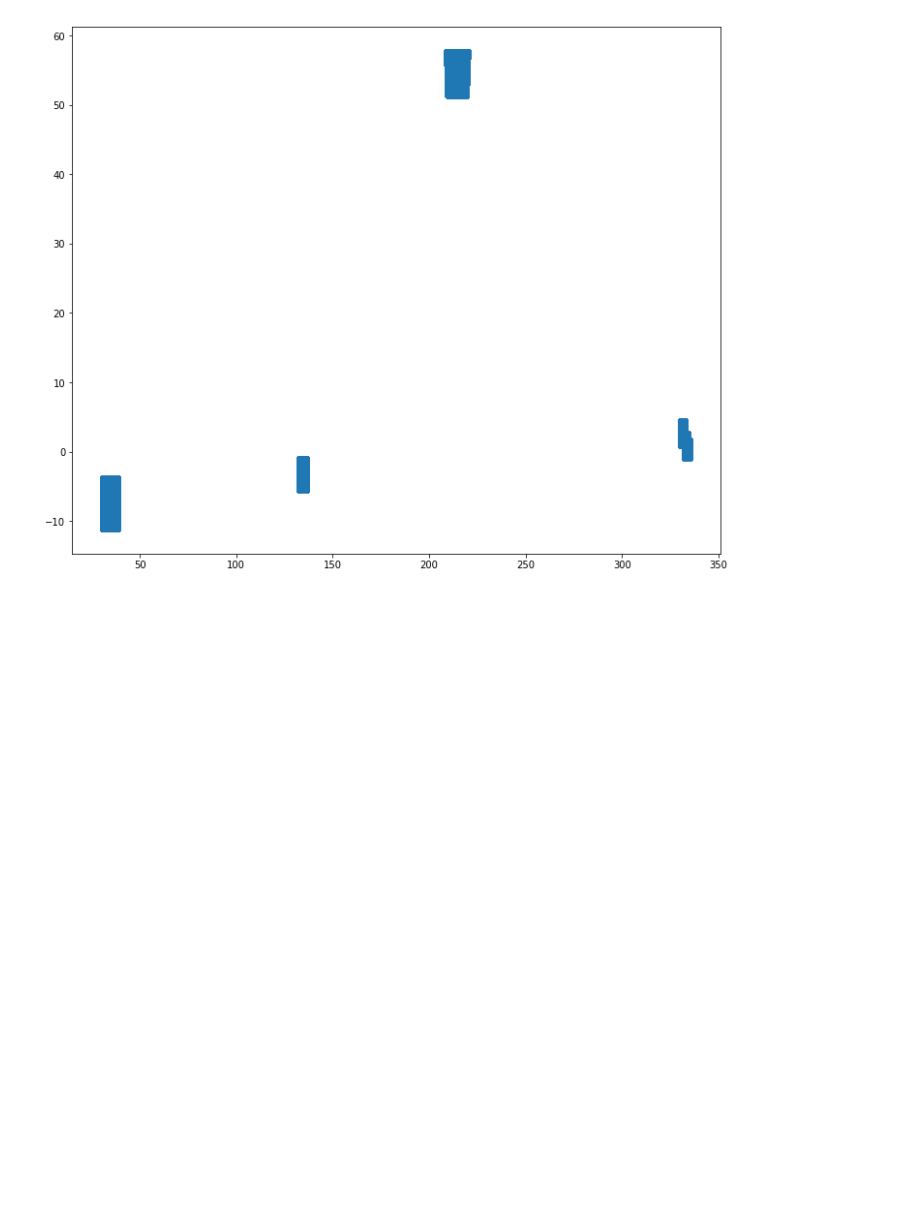
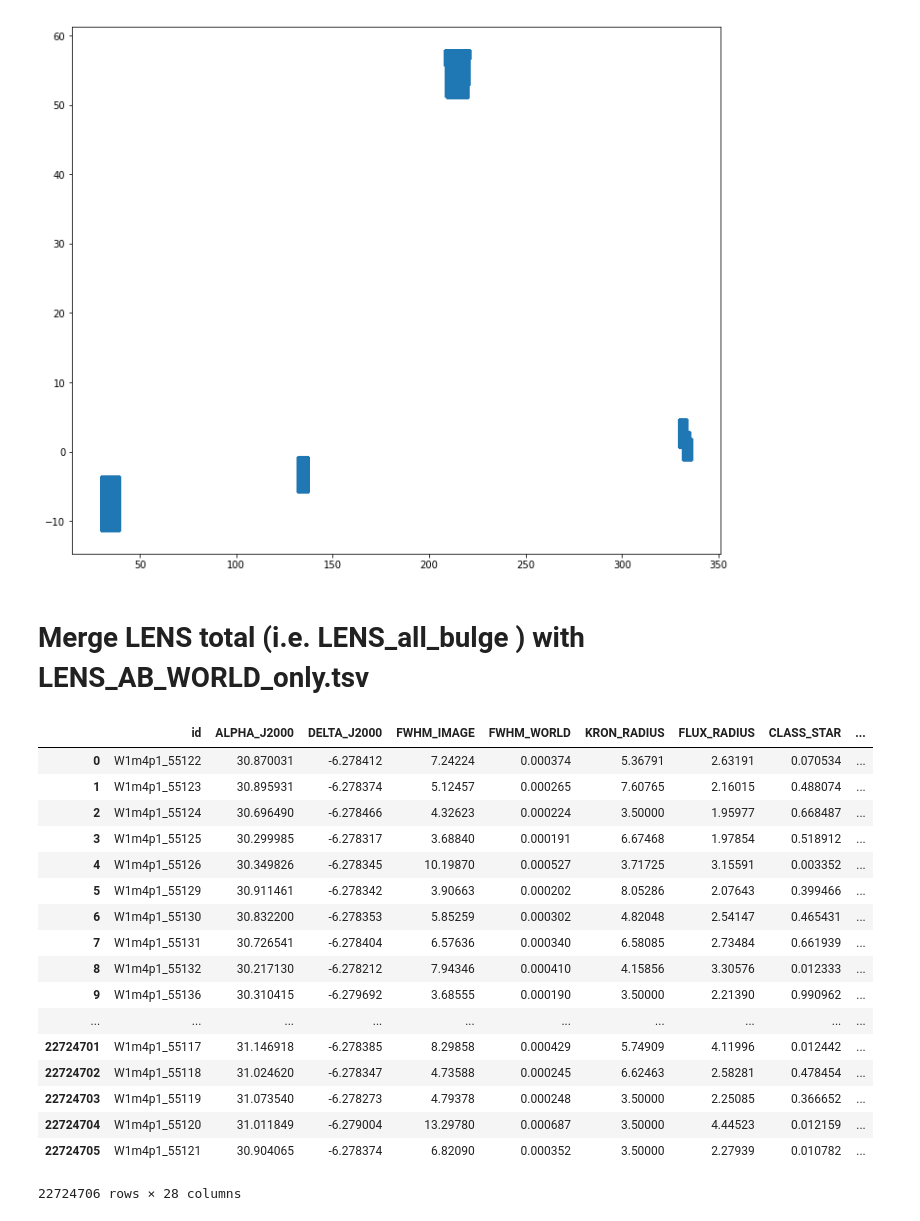
Before and after one commit to GiorgioManzoni/PAUS_code, a Jupyter notebook: 016_ADD_COLUMN_PANDAS.ipynb, the cells around one changed output. Cells and saved outputs as stored; diff of their text form; code cells hidden in the pictures; blank space fills up the shorter version.

```diff
--- a/016_ADD_COLUMN_PANDAS.ipynb
+++ b/016_ADD_COLUMN_PANDAS.ipynb
@@ -105,3 +105,28 @@ plt.show()
 # %% [output]
 IndexError: only integers, slices (`:`), ellipsis (`...`), numpy.newaxis (`None`) and integer or boolean arrays are valid indices
 [figure]
+# %% [markdown]
+# Merge LENS total (i.e. LENS_all_bulge ) with LENS_AB_WORLD_only.tsv
+# %%
+caller = pd.read_csv('../data/LENS_all_bulge.csv')
+# %%
+caller
+# %% [output]
+|  | id | ALPHA_J2000 | DELTA_J2000 | FWHM_IMAGE | FWHM_WORLD | KRON_RADIUS | FLUX_RADIUS | CLASS_STAR | ... |
+| 0 | W1m4p1_55122 | 30.870031 | -6.278412 | 7.24224 | 0.000374 | 5.36791 | 2.63191 | 0.070534 | ... |
+| 1 | W1m4p1_55123 | 30.895931 | -6.278374 | 5.12457 | 0.000265 | 7.60765 | 2.16015 | 0.488074 | ... |
+| 2 | W1m4p1_55124 | 30.696490 | -6.278466 | 4.32623 | 0.000224 | 3.50000 | 1.95977 | 0.668487 | ... |
+| 3 | W1m4p1_55125 | 30.299985 | -6.278317 | 3.68840 | 0.000191 | 6.67468 | 1.97854 | 0.518912 | ... |
+| 4 | W1m4p1_55126 | 30.349826 | -6.278345 | 10.19870 | 0.000527 | 3.71725 | 3.15591 | 0.003352 | ... |
+| 5 | W1m4p1_55129 | 30.911461 | -6.278342 | 3.90663 | 0.000202 | 8.05286 | 2.07643 | 0.399466 | ... |
+| 6 | W1m4p1_55130 | 30.832200 | -6.278353 | 5.85259 | 0.000302 | 4.82048 | 2.54147 | 0.465431 | ... |
+| 7 | W1m4p1_55131 | 30.726541 | -6.278404 | 6.57636 | 0.000340 | 6.58085 | 2.73484 | 0.661939 | ... |
+| 8 | W1m4p1_55132 | 30.217130 | -6.278212 | 7.94346 | 0.000410 | 4.15856 | 3.30576 | 0.012333 | ... |
+| 9 | W1m4p1_55136 | 30.310415 | -6.279692 | 3.68555 | 0.000190 | 3.50000 | 2.21390 | 0.990962 | ... |
+| ... | ... | ... | ... | ... | ... | ... | ... | ... | ... |
+| 22724701 | W1m4p1_55117 | 31.146918 | -6.278385 | 8.29858 | 0.000429 | 5.74909 | 4.11996 | 0.012442 | ... |
+| 22724702 | W1m4p1_55118 | 31.024620 | -6.278347 | 4.73588 | 0.000245 | 6.62463 | 2.58281 | 0.478454 | ... |
+| 22724703 | W1m4p1_55119 | 31.073540 | -6.278273 | 4.79378 | 0.000248 | 3.50000 | 2.25085 | 0.366652 | ... |
+| 22724704 | W1m4p1_55120 | 31.011849 | -6.279004 | 13.29780 | 0.000687 | 3.50000 | 4.44523 | 0.012159 | ... |
+| 22724705 | W1m4p1_55121 | 30.904065 | -6.278374 | 6.82090 | 0.000352 | 3.50000 | 2.27939 | 0.010782 | ... |
+22724706 rows × 28 columns
```
Also changed, not shown: parts of 8 cells of this notebook, 2 other files.
